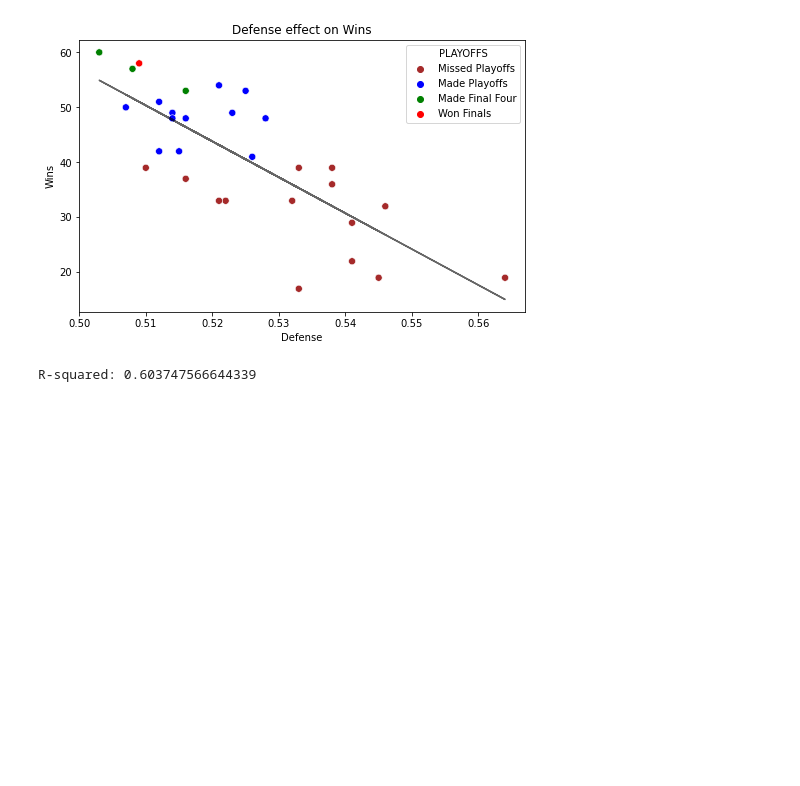
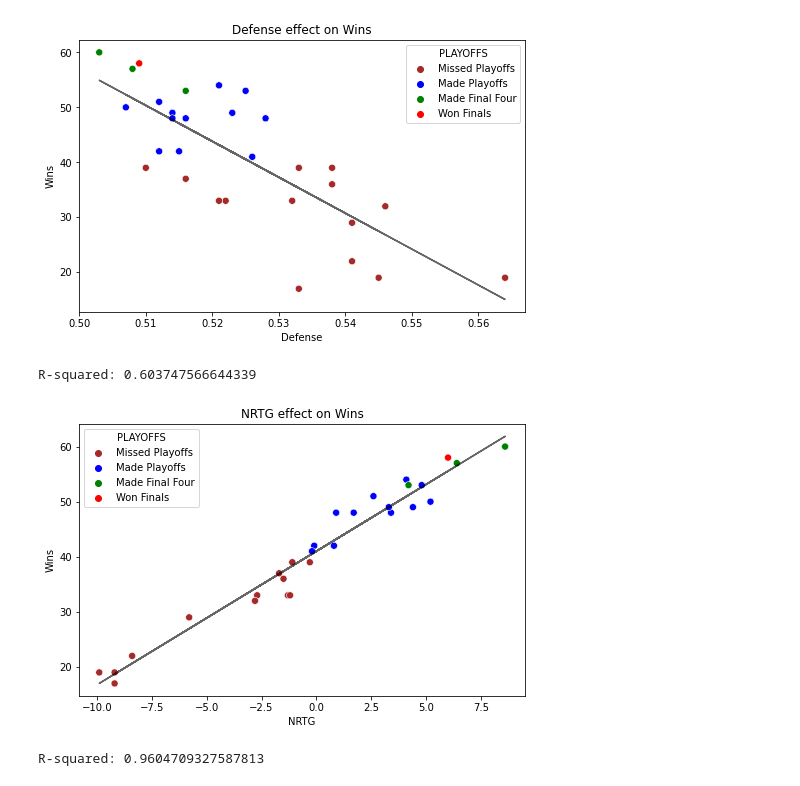
Before and after one commit to Kc1227/Math-42-Final-Project, a Jupyter notebook: EDA.ipynb, the cells around one changed output. Drawn from its saved outputs; the diff is of its cells as text; code cells hidden in the pictures; blank space fills up the shorter version.

```diff
--- a/EDA.ipynb
+++ b/EDA.ipynb
@@ -254,3 +254,8 @@ R-squared: 0.130645366238476
 R-squared: 0.29361212451779783
 [figure]
 R-squared: 0.603747566644339
+# %%
+test_statistic(stats_df, 'NRTG')
+# %% [output]
+[figure, added]
+R-squared: 0.9604709327587813
```
Also changed, not shown: parts of 1 cell of this notebook, 5 other files.
